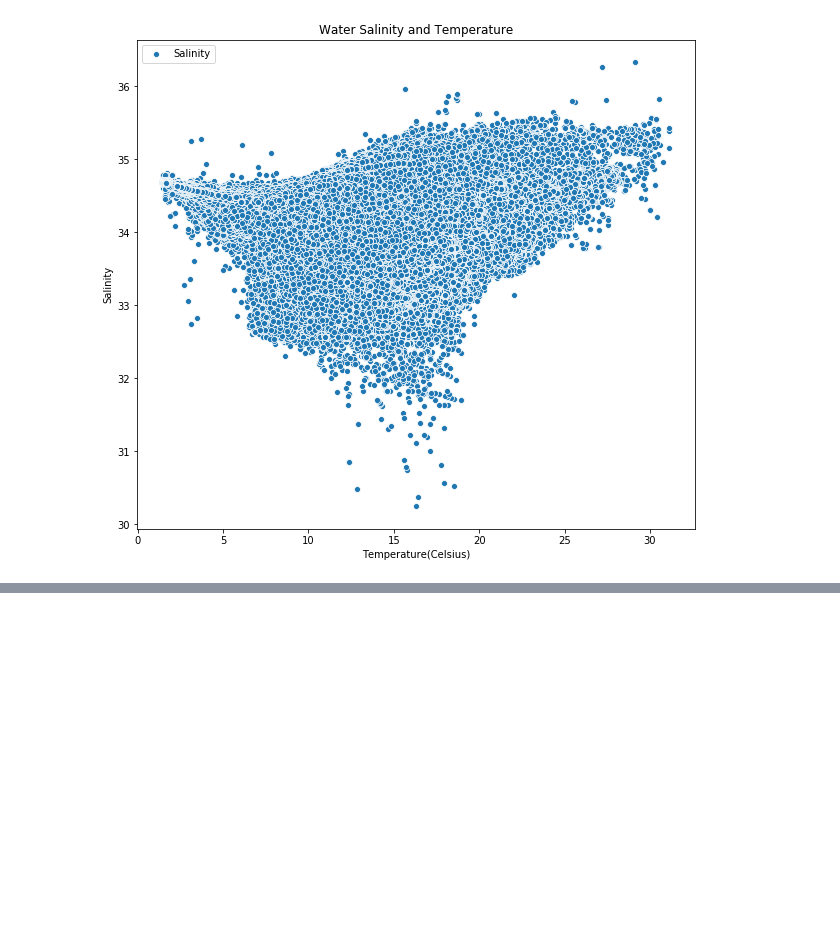
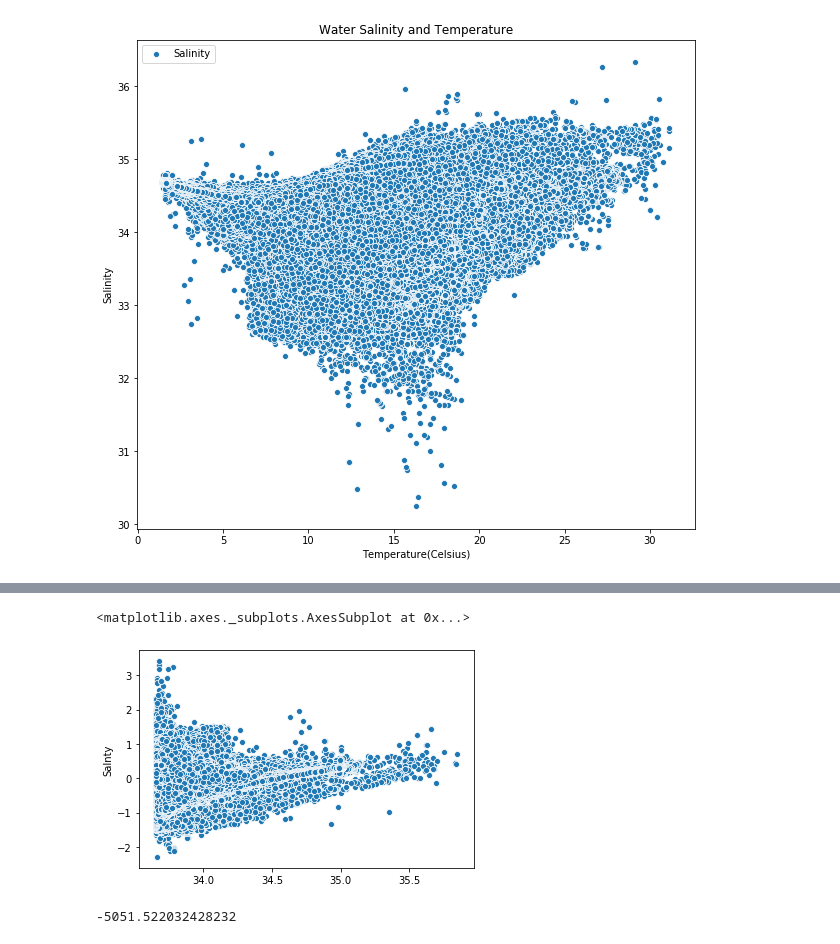
Before and after one commit to jeffersonzaki/dc-ds-010620, a Jupyter notebook: WarmUps/LinearRegression/regression.ipynb, the cells around one changed output, grey strips where cells are left out. Cells and saved outputs as stored; diff of their text form; code cells hidden in the pictures; blank space fills up the shorter version.

```diff
--- a/WarmUps/LinearRegression/regression.ipynb
+++ b/WarmUps/LinearRegression/regression.ipynb
@@ -61,0 +72,11 @@ sns.scatterplot(x, y_predict)
+# %%
+res = y_predict - y
+# %%
+sns.scatterplot(y_predict, res)
+# %% [output]
+<matplotlib.axes._subplots.AxesSubplot at 0x...>
+[figure, added]
+# %%
+lr.score(X,y)
+# %% [output]
+-5051.522032428232
```
Also changed, not shown: parts of 5 cells of this notebook.
